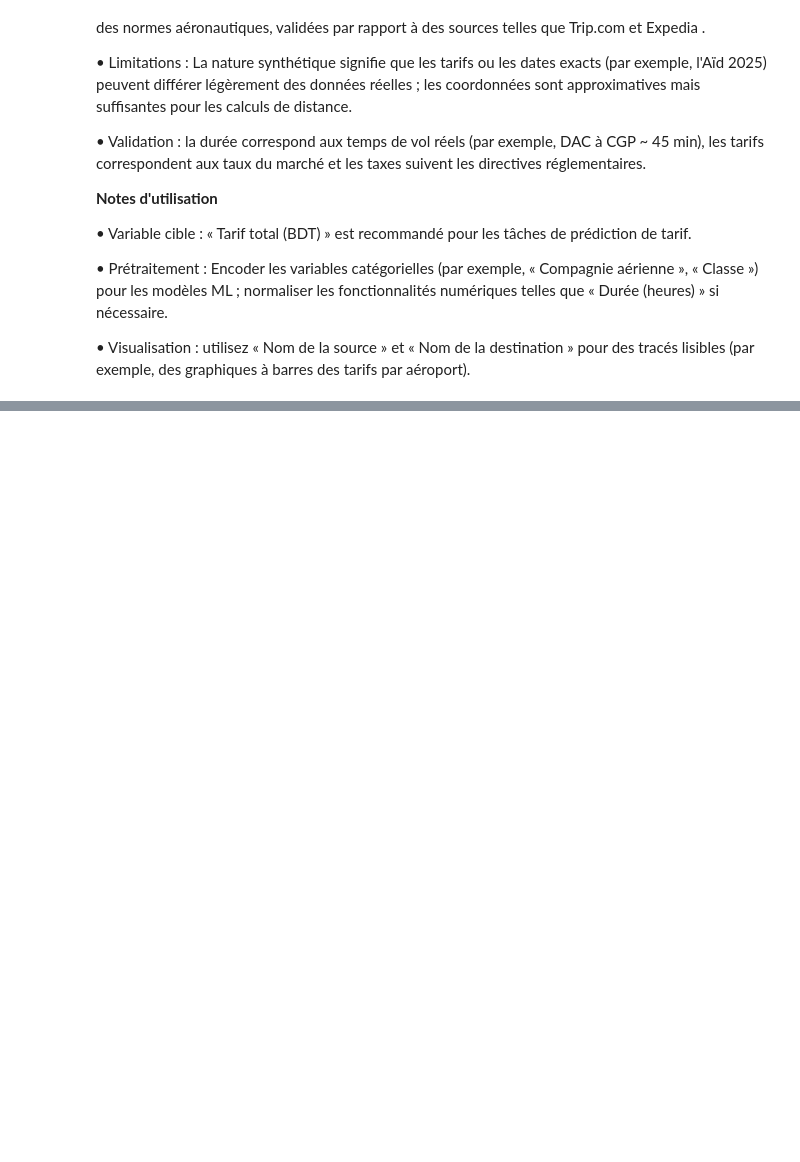
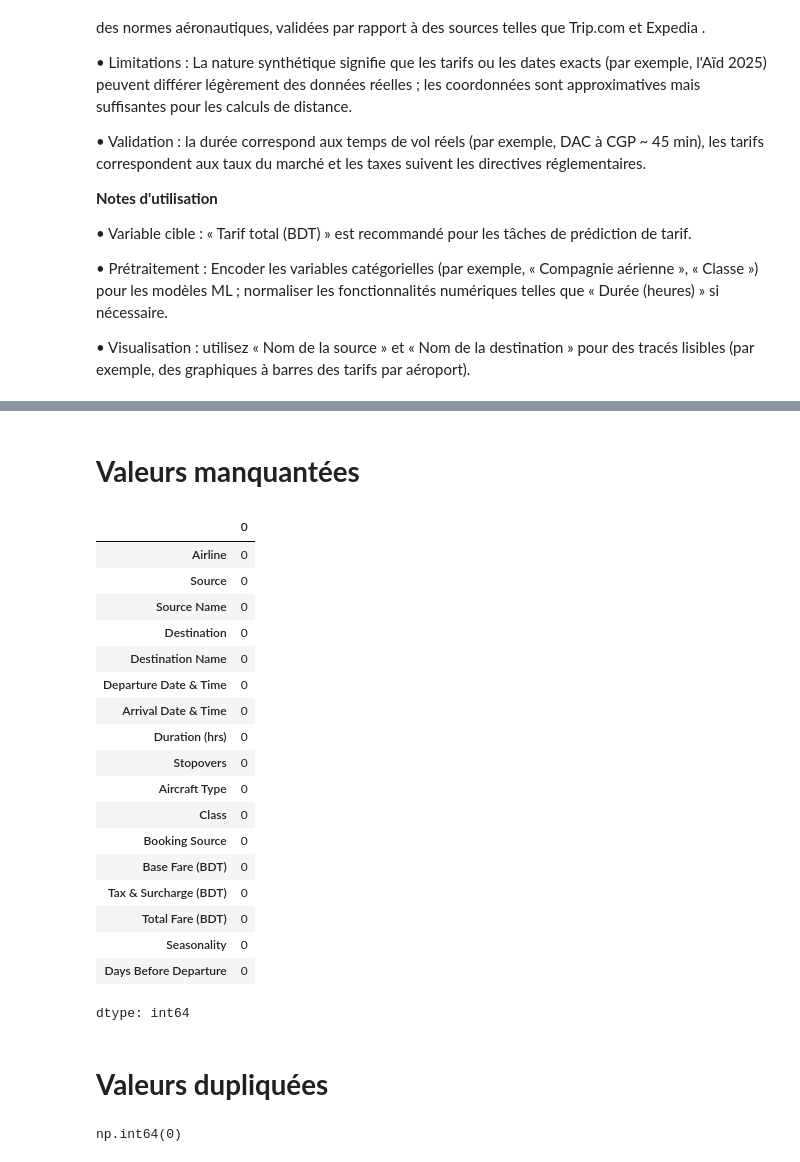
Before and after one commit to bigirimanainnocent12/Apprentissage_automatique, a Jupyter notebook: Ensemble_de_données_sur_les_prix_des_vols_au_Bangladesh.ipynb, the cells around one changed output, grey strips where cells are left out. Saved outputs shown, nothing was run; the diff lists cells and outputs as text; code cells hidden in the pictures; blank space fills up the shorter version.

```diff
--- a/Ensemble_de_données_sur_les_prix_des_vols_au_Bangladesh.ipynb
+++ b/Ensemble_de_données_sur_les_prix_des_vols_au_Bangladesh.ipynb
@@ -168,0 +184,30 @@ lisibles (par exemple, des graphiques à barres des tarifs par aéroport).
+# %% [markdown]
+# **Valeurs manquantées**
+# %%
+df.isnull().sum()
+# %% [output]
+|  | 0 |
+| Airline | 0 |
+| Source | 0 |
+| Source Name | 0 |
+| Destination | 0 |
+| Destination Name | 0 |
+| Departure Date & Time | 0 |
+| Arrival Date & Time | 0 |
+| Duration (hrs) | 0 |
+| Stopovers | 0 |
+| Aircraft Type | 0 |
+| Class | 0 |
+| Booking Source | 0 |
+| Base Fare (BDT) | 0 |
+| Tax & Surcharge (BDT) | 0 |
+| Total Fare (BDT) | 0 |
+| Seasonality | 0 |
+| Days Before Departure | 0 |
+dtype: int64
+# %% [markdown]
+# **Valeurs dupliquées**
+# %%
+df.duplicated().sum()
+# %% [output]
+np.int64(0)
```
Also changed, not shown: parts of 10 cells of this notebook.
